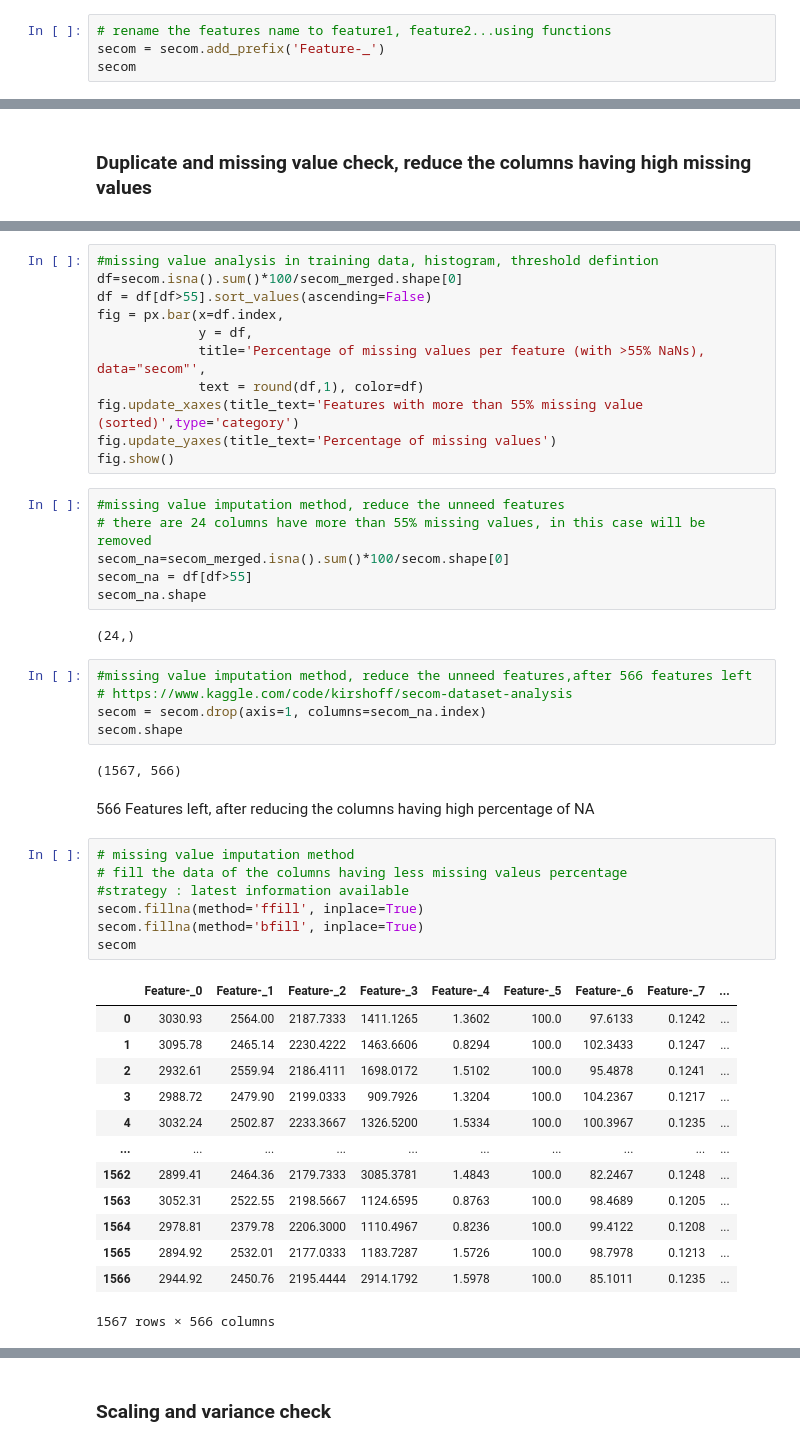
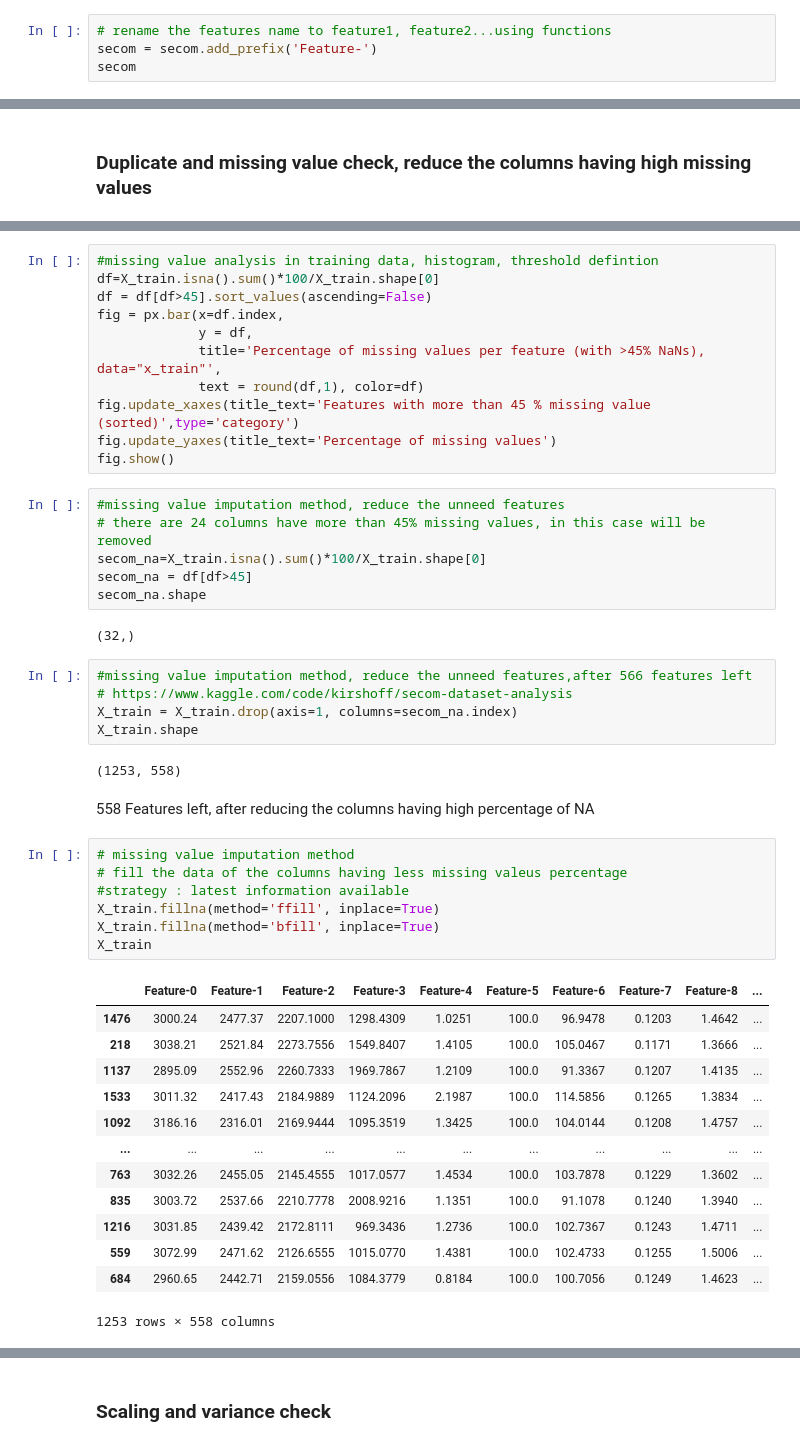
Before and after one commit to ZhitingDu/Machine-Learning, a Jupyter notebook: Secom.ipynb, the cells around one changed output, grey strips where cells are left out. Drawn from its saved outputs; the diff is of its cells as text.

```diff
--- a/Secom.ipynb
+++ b/Secom.ipynb
@@ -52,6 +55,6 @@ print(labels_df)
 [1567 rows x 1 columns]
 # %%
 # rename the features name to feature1, feature2...using functions
-secom = secom.add_prefix('Feature-_')
+secom = secom.add_prefix('Feature-')
 secom
 # %% [output]
@@ -153,51 +175,51 @@ fig.show()
 # %%
 #missing value analysis in training data, histogram, threshold defintion
-df=secom.isna().sum()*100/secom_merged.shape[0]
-df = df[df>55].sort_values(ascending=False)
+df=X_train.isna().sum()*100/X_train.shape[0]
+df = df[df>45].sort_values(ascending=False)
 fig = px.bar(x=df.index,
              y = df,
-             title='Percentage of missing values per feature (with >55% NaNs), data="secom"',
+             title='Percentage of missing values per feature (with >45% NaNs), data="x_train"',
              text = round(df,1), color=df)
-fig.update_xaxes(title_text='Features with more than 55% missing value (sorted)',type='category')
+fig.update_xaxes(title_text='Features with more than 45 % missing value (sorted)',type='category')
 fig.update_yaxes(title_text='Percentage of missing values')
 fig.show()
 # %%
 #missing value imputation method, reduce the unneed features
-# there are 24 columns have more than 55% missing values, in this case will be removed
-secom_na=secom_merged.isna().sum()*100/secom.shape[0]
-secom_na = df[df>55]
+# there are 24 columns have more than 45% missing values, in this case will be removed
+secom_na=X_train.isna().sum()*100/X_train.shape[0]
+secom_na = df[df>45]
 secom_na.shape
 # %% [output]
-(24,)
+(32,)
 # %%
 #missing value imputation method, reduce the unneed features,after 566 features left
 # https://www.kaggle.com/code/kirshoff/secom-dataset-analysis
-secom = secom.drop(axis=1, columns=secom_na.index)
-secom.shape
+X_train = X_train.drop(axis=1, columns=secom_na.index)
+X_train.shape
 # %% [output]
-(1567, 566)
+(1253, 558)
 # %% [markdown]
-566 Features left, after reducing the columns having high percentage of NA
+558 Features left, after reducing the columns having high percentage of NA
 # %%
 # missing value imputation method
 # fill the data of the columns having less missing valeus percentage
 #strategy : latest information available
-secom.fillna(method='ffill', inplace=True)
-secom.fillna(method='bfill', inplace=True)
-secom
+X_train.fillna(method='ffill', inplace=True)
+X_train.fillna(method='bfill', inplace=True)
+X_train
 # %% [output]
-|  | Feature-_0 | Feature-_1 | Feature-_2 | Feature-_3 | Feature-_4 | Feature-_5 | Feature-_6 | Feature-_7 | ... |
-| 0 | 3030.93 | 2564.00 | 2187.7333 | 1411.1265 | 1.3602 | 100.0 | 97.6133 | 0.1242 | ... |
-| 1 | 3095.78 | 2465.14 | 2230.4222 | 1463.6606 | 0.8294 | 100.0 | 102.3433 | 0.1247 | ... |
-| 2 | 2932.61 | 2559.94 | 2186.4111 | 1698.0172 | 1.5102 | 100.0 | 95.4878 | 0.1241 | ... |
-| 3 | 2988.72 | 2479.90 | 2199.0333 | 909.7926 | 1.3204 | 100.0 | 104.2367 | 0.1217 | ... |
-| 4 | 3032.24 | 2502.87 | 2233.3667 | 1326.5200 | 1.5334 | 100.0 | 100.3967 | 0.1235 | ... |
-| ... | ... | ... | ... | ... | ... | ... | ... | ... | ... |
-| 1562 | 2899.41 | 2464.36 | 2179.7333 | 3085.3781 | 1.4843 | 100.0 | 82.2467 | 0.1248 | ... |
-| 1563 | 3052.31 | 2522.55 | 2198.5667 | 1124.6595 | 0.8763 | 100.0 | 98.4689 | 0.1205 | ... |
-| 1564 | 2978.81 | 2379.78 | 2206.3000 | 1110.4967 | 0.8236 | 100.0 | 99.4122 | 0.1208 | ... |
-| 1565 | 2894.92 | 2532.01 | 2177.0333 | 1183.7287 | 1.5726 | 100.0 | 98.7978 | 0.1213 | ... |
-| 1566 | 2944.92 | 2450.76 | 2195.4444 | 2914.1792 | 1.5978 | 100.0 | 85.1011 | 0.1235 | ... |
+|  | Feature-0 | Feature-1 | Feature-2 | Feature-3 | Feature-4 | Feature-5 | Feature-6 | Feature-7 | Feature-8 | ... |
+| 1476 | 3000.24 | 2477.37 | 2207.1000 | 1298.4309 | 1.0251 | 100.0 | 96.9478 | 0.1203 | 1.4642 | ... |
+| 218 | 3038.21 | 2521.84 | 2273.7556 | 1549.8407 | 1.4105 | 100.0 | 105.0467 | 0.1171 | 1.3666 | ... |
+| 1137 | 2895.09 | 2552.96 | 2260.7333 | 1969.7867 | 1.2109 | 100.0 | 91.3367 | 0.1207 | 1.4135 | ... |
+| 1533 | 3011.32 | 2417.43 | 2184.9889 | 1124.2096 | 2.1987 | 100.0 | 114.5856 | 0.1265 | 1.3834 | ... |
+| 1092 | 3186.16 | 2316.01 | 2169.9444 | 1095.3519 | 1.3425 | 100.0 | 104.0144 | 0.1208 | 1.4757 | ... |
+| ... | ... | ... | ... | ... | ... | ... | ... | ... | ... | ... |
+| 763 | 3032.26 | 2455.05 | 2145.4555 | 1017.0577 | 1.4534 | 100.0 | 103.7878 | 0.1229 | 1.3602 | ... |
+| 835 | 3003.72 | 2537.66 | 2210.7778 | 2008.9216 | 1.1351 | 100.0 | 91.1078 | 0.1240 | 1.3940 | ... |
+| 1216 | 3031.85 | 2439.42 | 2172.8111 | 969.3436 | 1.2736 | 100.0 | 102.7367 | 0.1243 | 1.4711 | ... |
+| 559 | 3072.99 | 2471.62 | 2126.6555 | 1015.0770 | 1.4381 | 100.0 | 102.4733 | 0.1255 | 1.5006 | ... |
+| 684 | 2960.65 | 2442.71 | 2159.0556 | 1084.3779 | 0.8184 | 100.0 | 100.7056 | 0.1249 | 1.4623 | ... |
-1567 rows × 566 columns
+1253 rows × 558 columns
 # %%
 # check the result,good, no null values
```
Also changed, not shown: parts of 62 cells of this notebook.
